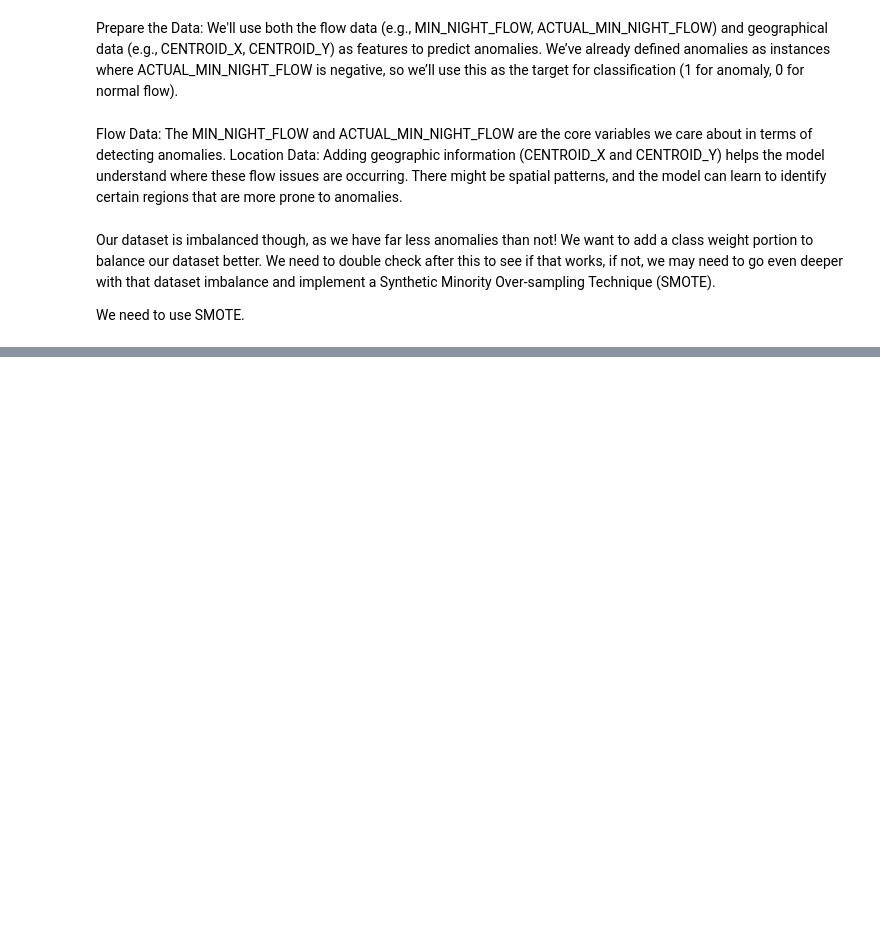
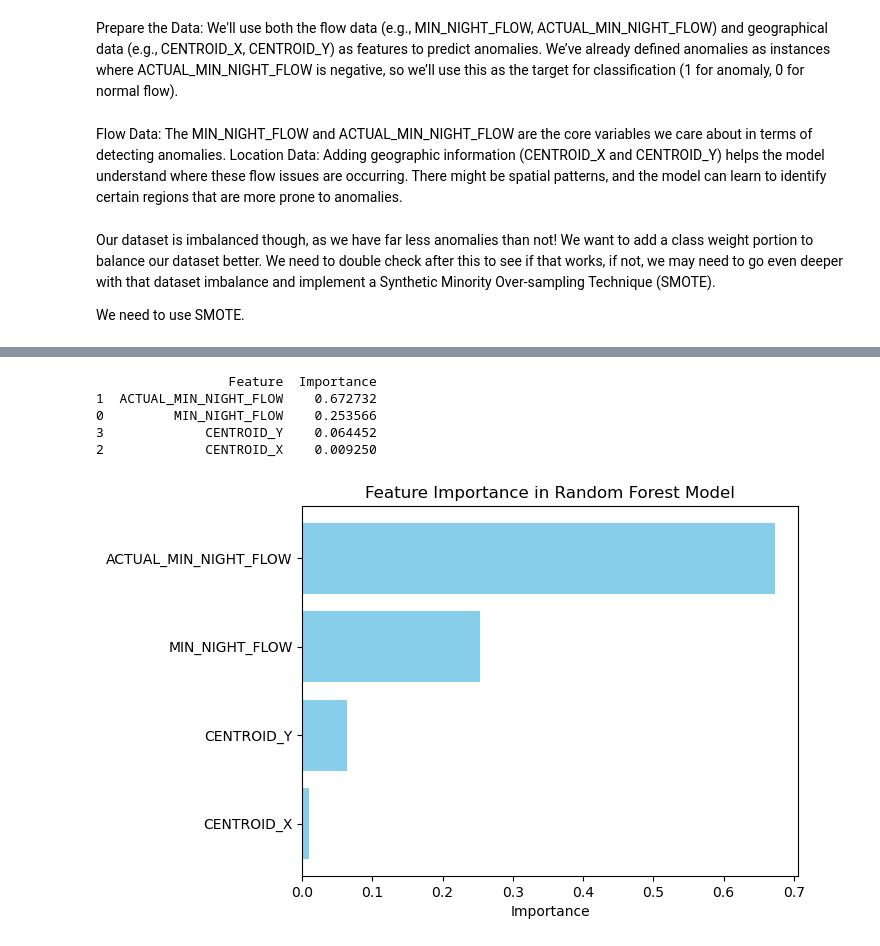
Before and after one commit to sofieseilnacht/water_usage_analysis, a Jupyter notebook: water_usage_analysis.ipynb, the cells around one changed output, grey strips where cells are left out. Drawn from its saved outputs; the diff is of its cells as text; code cells hidden in the pictures; blank space fills up the shorter version.

```diff
--- a/water_usage_analysis.ipynb
+++ b/water_usage_analysis.ipynb
@@ -410,0 +465,30 @@ ConfusionMatrixDisplay.from_predictions(y_test, y_pred)
+# %%
+# Calculate feature importance using Random Forest
+importances = classifier.feature_importances_
+
+# Get the feature names
+feature_names = X_train.columns
+
+# Create a DataFrame to hold feature importance values
+feature_importance_df = pd.DataFrame({'Feature': feature_names, 'Importance': importances})
+
+# Sort by importance
+feature_importance_df = feature_importance_df.sort_values(by='Importance', ascending=False)
+
+# Display the sorted feature importance
+print(feature_importance_df)
+# %% [output]
+                 Feature  Importance
+1  ACTUAL_MIN_NIGHT_FLOW    0.672732
+0         MIN_NIGHT_FLOW    0.253566
+3             CENTROID_Y    0.064452
+2             CENTROID_X    0.009250
+# %%
+# Plot feature importance
+plt.barh(feature_importance_df['Feature'], feature_importance_df['Importance'], color='skyblue')
+plt.xlabel('Importance')
+plt.title('Feature Importance in Random Forest Model')
+plt.gca().invert_yaxis()  # To have the highest importance on top
+plt.show()
+# %% [output]
+[figure, added]
```
Also changed, not shown: parts of 12 cells of this notebook.
